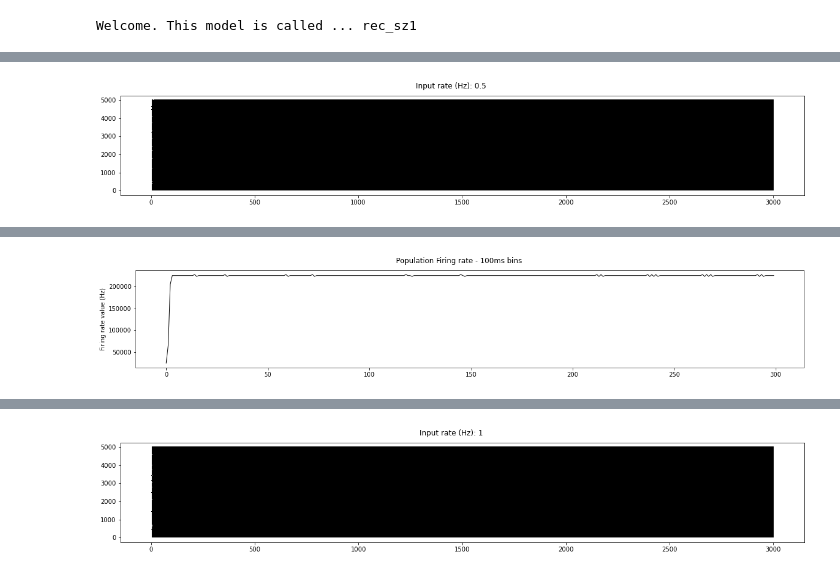
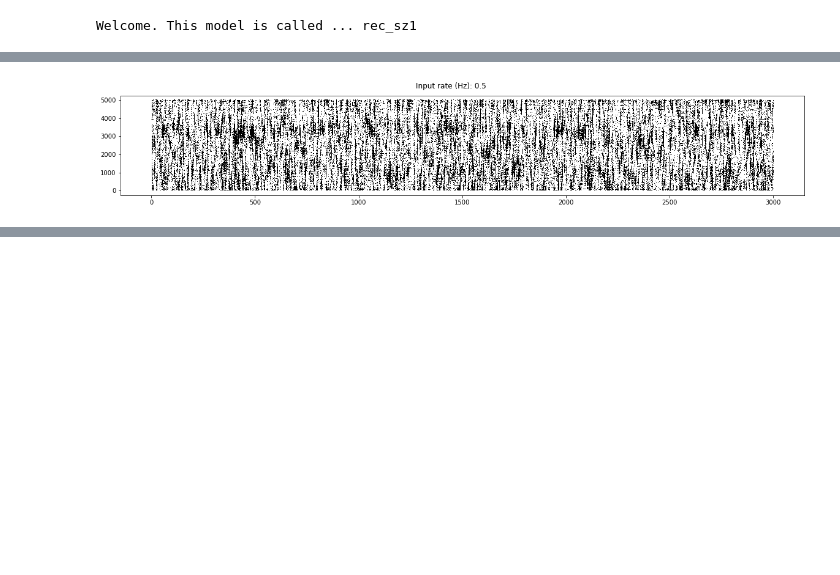
Before and after one commit to prajayshah/NeuronalModelling, a Jupyter notebook: brian2_recurrentnet_seizures/notebooks/run_brian_recurrent_net.ipynb, the cells around one changed output, grey strips where cells are left out. Cells and saved outputs as stored; diff of their text form; code cells hidden in the pictures; blank space fills up the shorter version.

```diff
--- a/brian2_recurrentnet_seizures/notebooks/run_brian_recurrent_net.ipynb
+++ b/brian2_recurrentnet_seizures/notebooks/run_brian_recurrent_net.ipynb
@@ -19,8 +19,8 @@ Welcome. This model is called ... rec_sz1
 # %%
 # create W matrix
 inh_conn = 0.2
-exc_conn = 0.02
-E_prob = 0.90  # probability of excitatory cells (rest will be inhibitory)
+exc_conn = 0.2
+E_prob = 0.80  # probability of excitatory cells (rest will be inhibitory)
 Ntotal = 1000*5
 
 # creating custom synaptic connectivity matrix for recurrent layer -- not quite a full synaptic weights matrix
@@ -73,47 +73,57 @@ plot_connectivity_matrix(W, color_lim=[0.0,0.51])
 runtime = 3*second
 dt = 0.1*ms
 neurons_to_stim = Ne[20:50]
-stim_external = True
-w_matrix = None
+stim_external = False
+w_matrix = W
 
 
 #### build and run simulation
 spike_raster_binned_multi = None
-for input_rate in [0.5, 1, 2.5]:
-    # build network
-    record_id=[Ne[0], Ne[100], Ni[23], Ni[65]]
-    net, W, trace, s_mon, trace_ge, s_mon_p, Ce, Ci, Ge, Gi, G, trace_z, trace_gi, trace_gi_diff = \
-    build_network(Ntotal=Ntotal, record_id=record_id, runtime = runtime, inh_conn=inh_conn, input_rate=input_rate, stim_external = stim_external, neurons_to_stim = neurons_to_stim, Ne = Ne, Ni = Ni,
-                  w_matrix = w_matrix)
+for input_rate in [0.5]:
+    for tau_di in [5, 8]:
+        print('\n')
+        print('\n')
+        print('\n')
+        print('\n')
+        # build network
+        record_id=[Ne[0], Ne[100], Ni[23], Ni[65]]
+        net, W, trace, s_mon, trace_ge, s_mon_p, Ce, Ci, Ge, Gi, G, trace_z, trace_gi, trace_gi_diff = \
+        build_network(Ntotal=Ntotal, record_id=record_id, runtime = runtime, inh_conn=inh_conn, input_rate=input_rate, stim_external = stim_external, neurons_to_stim = neurons_to_stim, Ne = Ne, Ni = Ni,
+                      w_matrix = w_matrix, tau_di = tau_di)
 
-    if stim_external:
-        print('%s neurons stimulated' % len(neurons_to_stim))
+        if stim_external:
+            print('--- STIMULATION ACTIVE: %s neurons stimulated ----' % len(neurons_to_stim))
 
-    # quick spike raster plot to initialize plotting
-    figure(figsize=[20,3])
-    plot(s_mon.t/ms, s_mon.i, ',k')
-    plt.suptitle('Input rate (Hz): %s' % (input_rate))
-#     plt.suptitle(title)
-    plt.show()
-    spike_counts = s_mon.count
-    spike_counts_Hz = array(spike_counts/runtime)
-    avg=mean(spike_counts_Hz); print('average spiking rate of population: ', np.round(avg, 2), 'Hz')
+        # quick spike raster plot to initialize plotting
+        plt.figure(figsize=[20,3])
+        plt.plot(s_mon.t/ms, s_mon.i, ',k')
+        plt.suptitle('Input rate (Hz): %s' % (input_rate))
+    #     plt.suptitle(title)
+        plt.show()
+        spike_counts = s_mon.count
+        spike_counts_Hz = array(spike_counts/runtime)
+        avg=mean(spike_counts_Hz); print('average spiking rate of population: ', np.round(avg, 2), 'Hz')
 
 
 
-    # make spike raster bins
-    spike_monitor_trains = [(array/dt).astype(int64) for array in list(s_mon.spike_trains().values())]
+        # make spike raster bins
+        spike_monitor_trains = [(array/dt).astype(int64) for array in list(s_mon.spike_trains().values())]
 
-    spike_monitor_trains_e = [spike_monitor_trains[i] for i in range(len(spike_monitor_trains)) if i in Ne]
+        spike_monitor_trains_e = [spike_monitor_trains[i] for i in range(len(spike_monitor_trains)) if i in Ne]
 
-    # create numpy array of spikes:
-    spike_array, spike_counts_binned, spike_raster_binned = make_spike_array(spike_monitor_trains=spike_monitor_trains_e, ntotal=len(Ne), runtime=runtime, dt=dt, binsize=100)
-    plot_firing_rate(spike_raster_binned, binsize_sec=0.1, title='Population Firing rate - 100ms bins')
+        # create numpy array of spikes:
+        binsize = 100 # ms
+        spike_array, spike_counts_binned, spike_raster_binned = make_spike_array(spike_monitor_trains=spike_monitor_trains_e, ntotal=len(Ne), dt=dt, binsize=binsize)
+        plot_firing_rate(spike_raster_binned, binsize_sec=0.01, title='Population Firing rate')
+        ## plot histogram of firing rates for all neurons in network
+        plot_firing_rate_histogram(spike_array=spike_array, len_sec = runtime / second)
 
-    if spike_raster_binned_multi is None:
-        spike_raster_binned_multi = spike_raster_binned
-        print(spike_raster_binned_multi.shape)
-    else:
-        spike_raster_binned_multi = np.dstack((spike_raster_binned_multi, spike_raster_binned))
-        print(spike_raster_binned_multi.shape)
+        if spike_raster_binned_multi is None:
+            spike_raster_binned_multi = spike_raster_binned
+            print(spike_raster_binned_multi.shape)
+        else:
+            spike_raster_binned_multi = np.dstack((spike_raster_binned_multi, spike_raster_binned))
+            print(spike_raster_binned_multi.shape)
+
+        avg_corr = corr_coef(spike_raster_binned, binsize=binsize)
 # %% [output]
@@ -142 +136 @@ Starting simulation at t=0. s for a duration of 3. s
-[figure, old version]
+[figure, new version]
@@ -145 +137,0 @@ collected binned spikes rasters...
-[figure, removed]
@@ -169 +138,0 @@ Starting simulation at t=0. s for a duration of 3. s
-[figure, removed]
```
Also changed, not shown: parts of 15 cells of this notebook, 29 other files.
